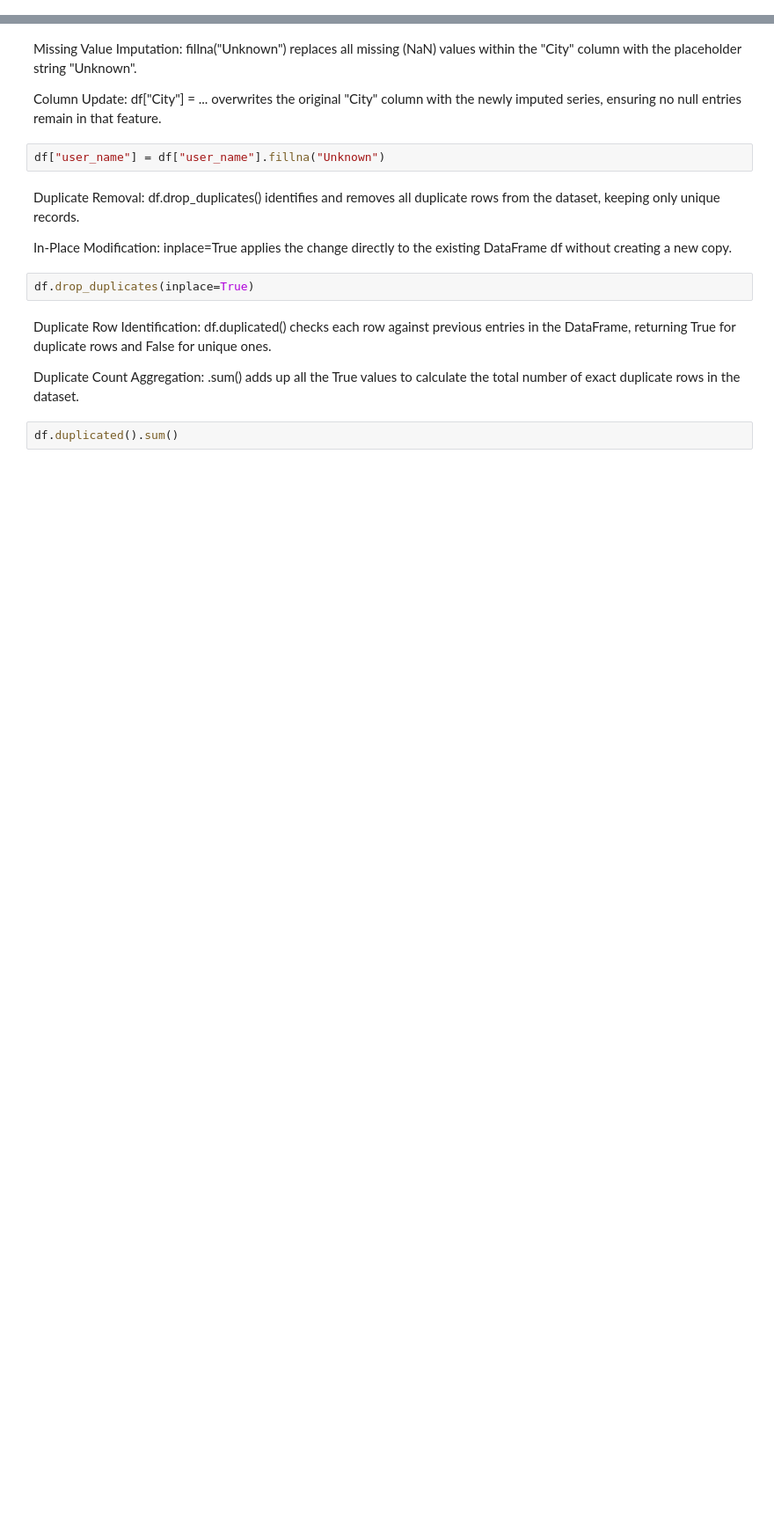
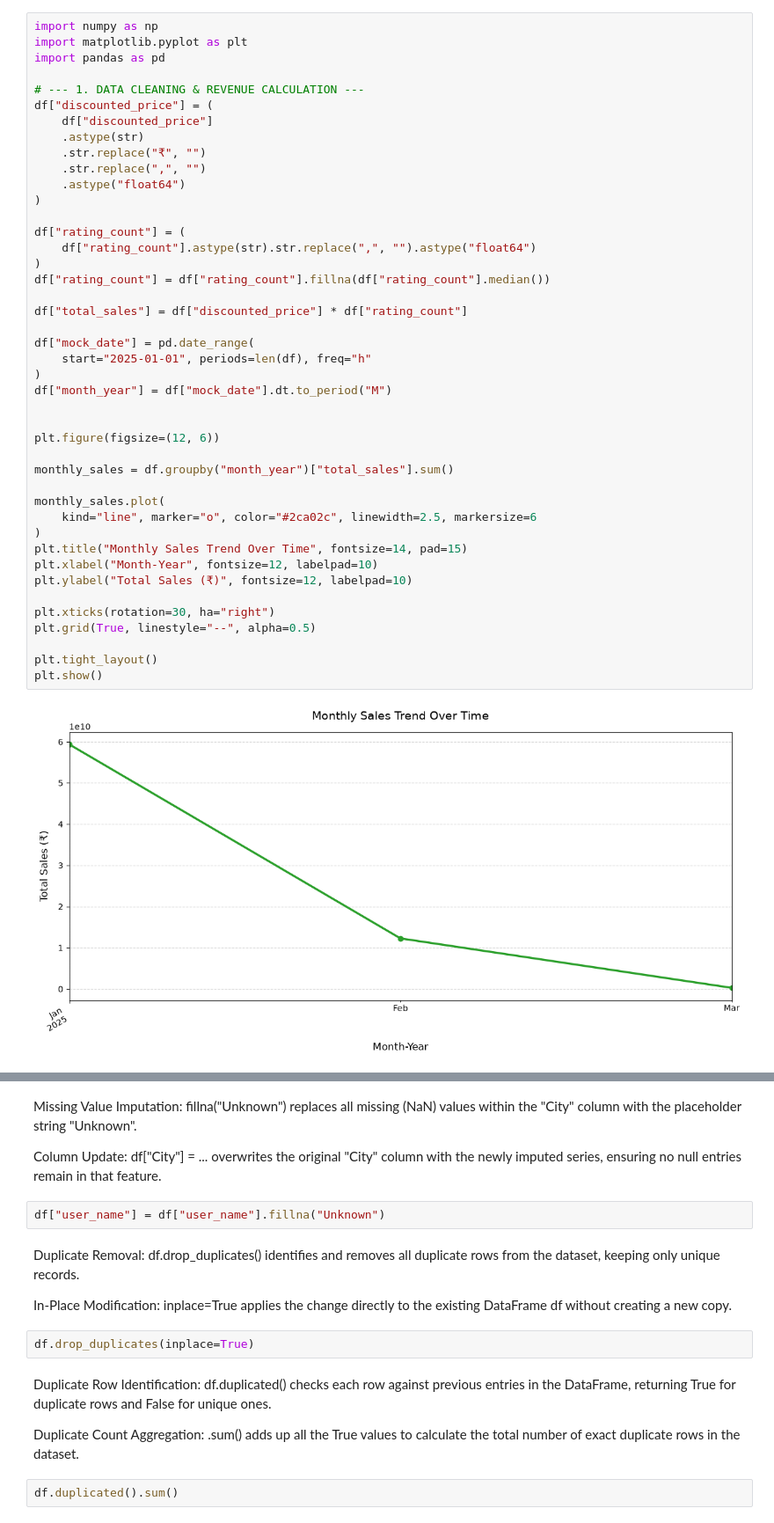
Before and after one commit to akakash2597-bit/Amazon-Data-Analysis, a Jupyter notebook: amazon-analysis.ipynb, the cells around one changed output, grey strips where cells are left out. Shown: that part at 88% size. Cells and saved outputs as stored; diff of their text form; blank space fills up the shorter version.

```diff
--- a/amazon-analysis.ipynb
+++ b/amazon-analysis.ipynb
@@ -0,0 +155,45 @@
+# %%
+import numpy as np
+import matplotlib.pyplot as plt
+import pandas as pd
+
+# --- 1. DATA CLEANING & REVENUE CALCULATION ---
+df["discounted_price"] = (
+    df["discounted_price"]
+    .astype(str)
+    .str.replace("₹", "")
+    .str.replace(",", "")
+    .astype("float64")
+)
+
+df["rating_count"] = (
+    df["rating_count"].astype(str).str.replace(",", "").astype("float64")
+)
+df["rating_count"] = df["rating_count"].fillna(df["rating_count"].median())
+
+df["total_sales"] = df["discounted_price"] * df["rating_count"]
+
+df["mock_date"] = pd.date_range(
+    start="2025-01-01", periods=len(df), freq="h"
+)
+df["month_year"] = df["mock_date"].dt.to_period("M")
+
+
+plt.figure(figsize=(12, 6))
+
+monthly_sales = df.groupby("month_year")["total_sales"].sum()
+
+monthly_sales.plot(
+    kind="line", marker="o", color="#2ca02c", linewidth=2.5, markersize=6
+)
+plt.title("Monthly Sales Trend Over Time", fontsize=14, pad=15)
+plt.xlabel("Month-Year", fontsize=12, labelpad=10)
+plt.ylabel("Total Sales (₹)", fontsize=12, labelpad=10)
+
+plt.xticks(rotation=30, ha="right")
+plt.grid(True, linestyle="--", alpha=0.5)
+
+plt.tight_layout()
+plt.show()
+# %% [output]
+[figure, added]
```
Also changed, not shown: parts of 19 cells of this notebook, 6 other files.
